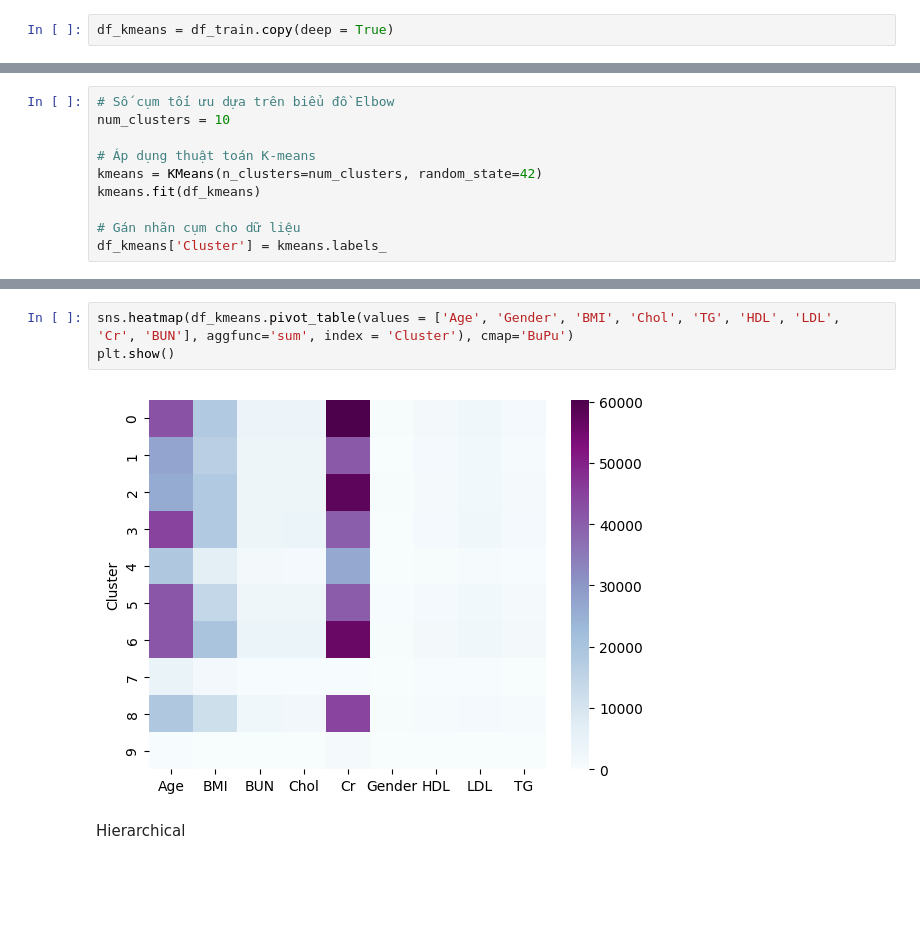
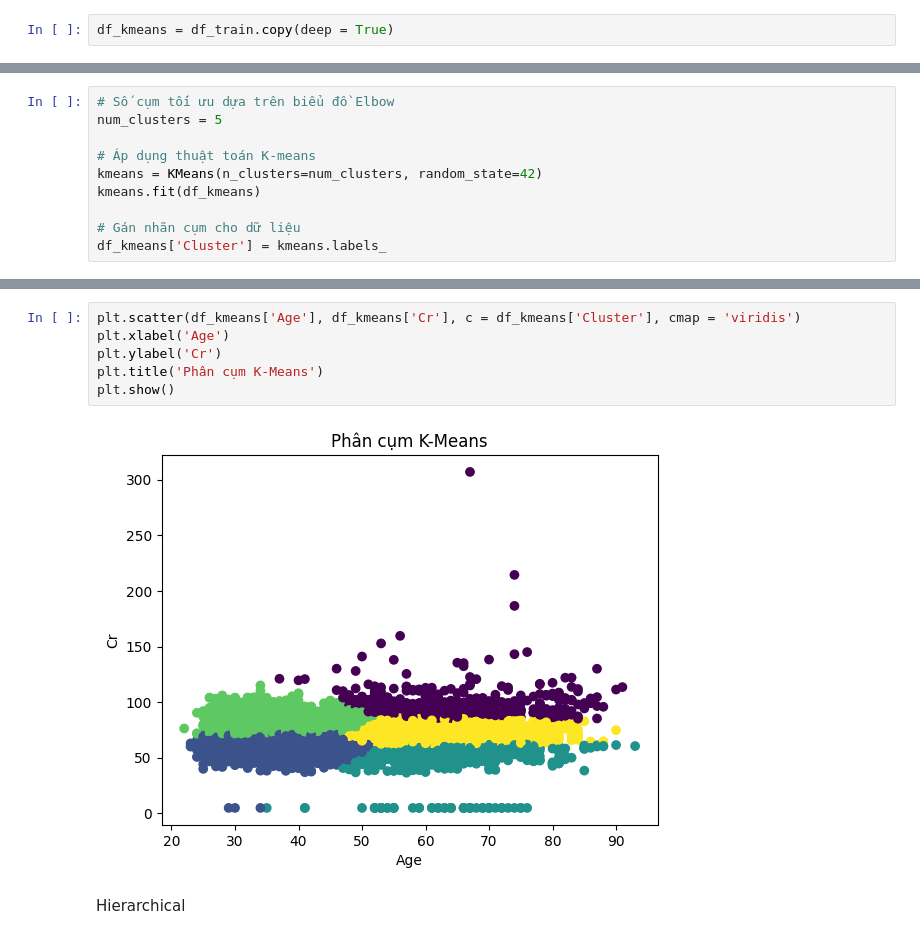
Before and after one commit to tathithienthanh/DataAnalysis_Diagnosis-of-diabetes-based-on-data-set-of-blood-test-result, a Jupyter notebook: PTDL_BTL.ipynb, the cells around one changed output, grey strips where cells are left out. Cells and saved outputs as stored; diff of their text form; blank space fills up the shorter version.

```diff
--- a/PTDL_BTL.ipynb
+++ b/PTDL_BTL.ipynb
@@ -625,6 +623,6 @@ plt.show()
 # %%
 # Số cụm tối ưu dựa trên biểu đồ Elbow
-num_clusters = 10
+num_clusters = 5
 
 # Áp dụng thuật toán K-means
 kmeans = KMeans(n_clusters=num_clusters, random_state=42)
@@ -637,8 +649,11 @@ df_kmeans
-# %%
-sns.heatmap(df_kmeans.pivot_table(values = ['Age', 'Gender', 'BMI', 'Chol', 'TG', 'HDL', 'LDL', 'Cr', 'BUN'], aggfunc='sum', index = 'Cluster'), cmap='BuPu')
-plt.show()
-# %% [output]
-[figure, removed]
+# %%
+plt.scatter(df_kmeans['Age'], df_kmeans['Cr'], c = df_kmeans['Cluster'], cmap = 'viridis')
+plt.xlabel('Age')
+plt.ylabel('Cr')
+plt.title('Phân cụm K-Means')
+plt.show()
+# %% [output]
+[figure, added]
 # %% [markdown]
 Hierarchical
 # %%
```
Also changed, not shown: parts of 42 cells of this notebook.
